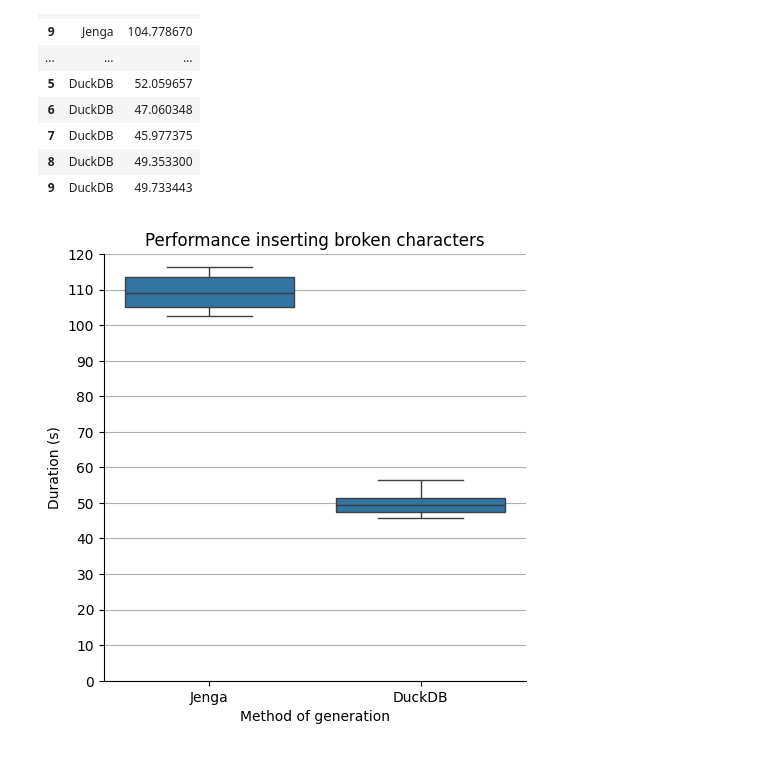
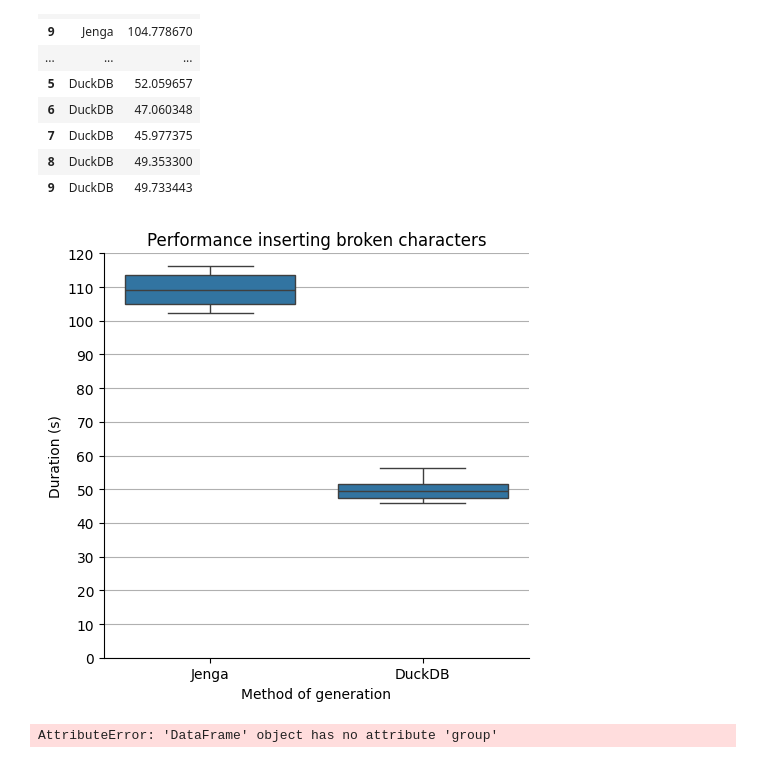
Before and after one commit to CUniversityaccount/DataPreperationProject, a Jupyter notebook: analyse/performance_replace.ipynb, the cells around one changed output. Saved outputs shown, nothing was run; the diff lists cells and outputs as text; code cells hidden in the pictures.

```diff
--- a/analyse/performance_replace.ipynb
+++ b/analyse/performance_replace.ipynb
@@ -155,12 +155,19 @@ df_results
 # %%
 fig = sns.catplot(data=df_results, x="type", y="timespan", kind="box")
 fig.set_axis_labels(
     "Method of generation",
     "Duration (s)"
 )
 fig.set(title="Performance inserting broken characters")
 fig.set(yticks=list(range(0, 121, 10))) # <--- set the ticks first
 plt.ylim(0, 120)
 plt.grid(axis="y")
+plt.tight_layout()
+plt.savefig("performance_plt.png", dpi=300)
 # %% [output]
-[figure, old version]
+[figure, new version]
+# %%
+r = df_results.groupby(["type"]).median()
+r.get_group("Jenga")
+# %% [output]
+AttributeError: 'DataFrame' object has no attribute 'group'
```
